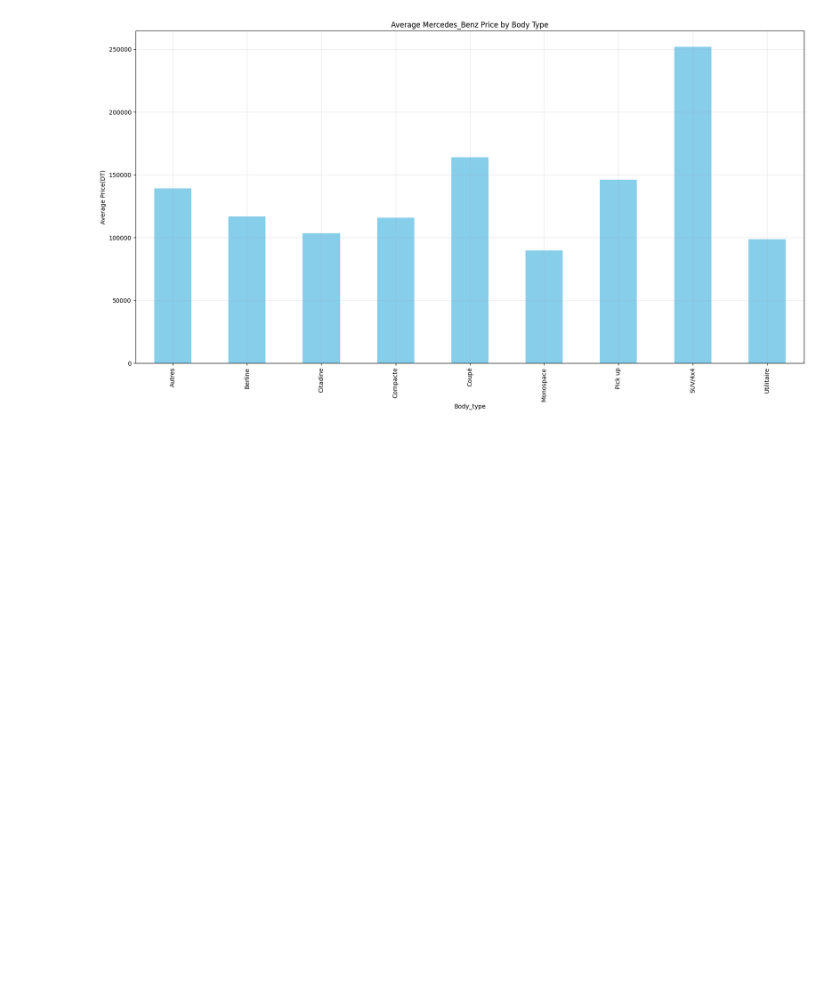
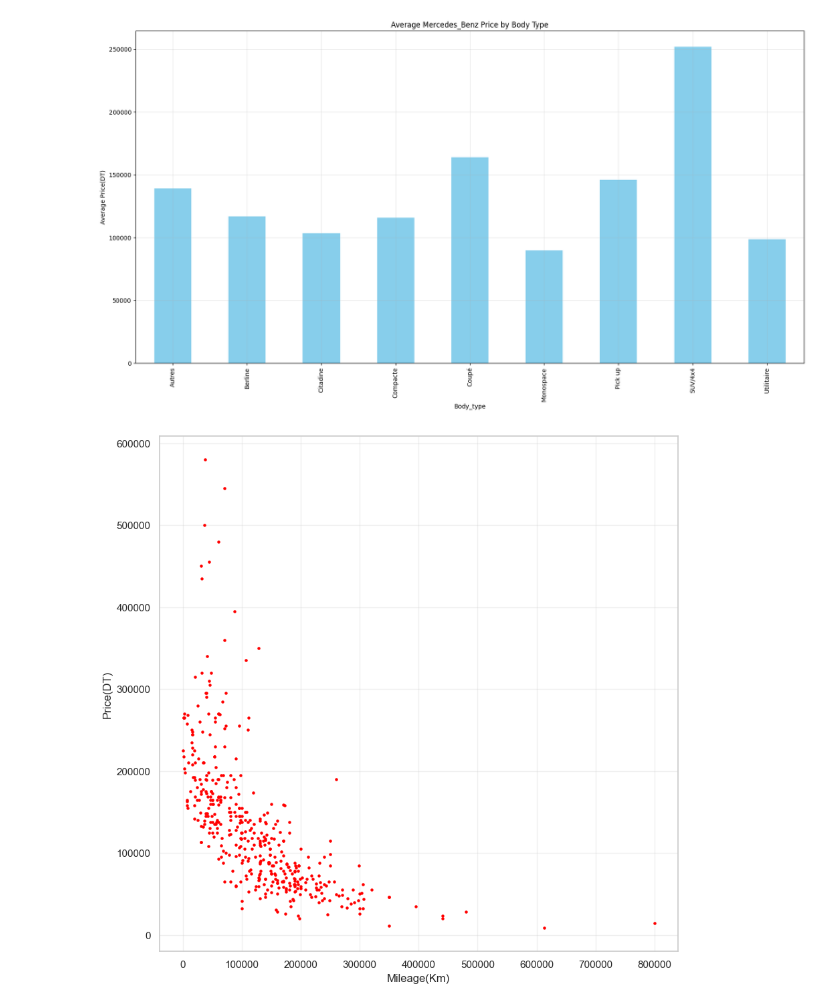
Before and after one commit to SayehOmar/AutoMobileTN_case_study, a Jupyter notebook: Case_study/Case_study.ipynb, the cells around one changed output. Cells and saved outputs as stored; diff of their text form; code cells hidden in the pictures; blank space fills up the shorter version.

```diff
--- a/Case_study/Case_study.ipynb
+++ b/Case_study/Case_study.ipynb
@@ -253,3 +253,13 @@ plt.grid(True,alpha=0.3)
 plt.show()
 # %% [output]
 [figure]
+# %%
+
+fig, ax = plt.subplots(figsize=(10, 10))
+plt.scatter(Mercedes_Benz['Mileage(Km)'],Mercedes_Benz['Price(DT)'],s=5, c='red')
+plt.grid(True,alpha=0.3)
+plt.xlabel('Mileage(Km)')
+plt.ylabel('Price(DT)')
+plt.show()
+# %% [output]
+[figure, added]
```
Also changed, not shown: parts of 2 cells of this notebook.
